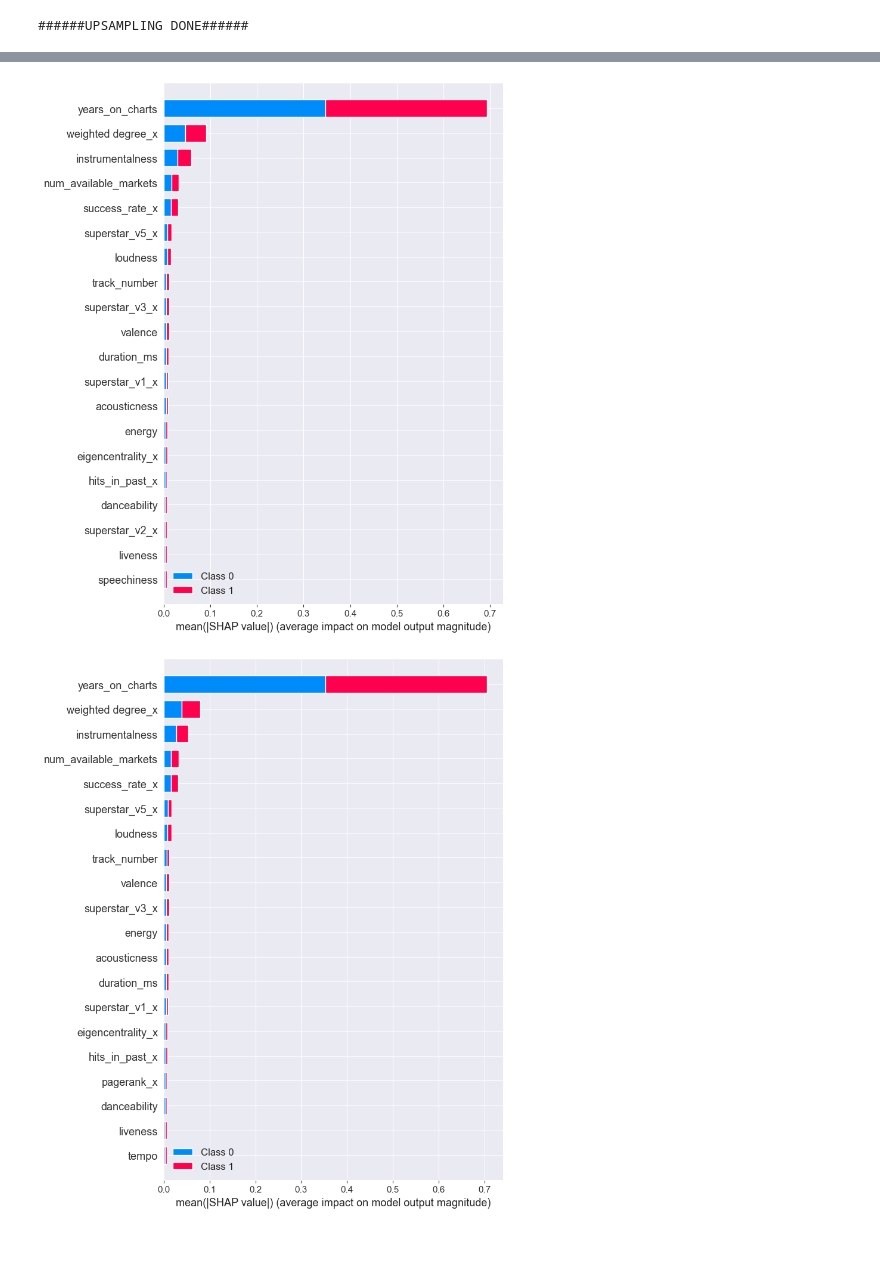
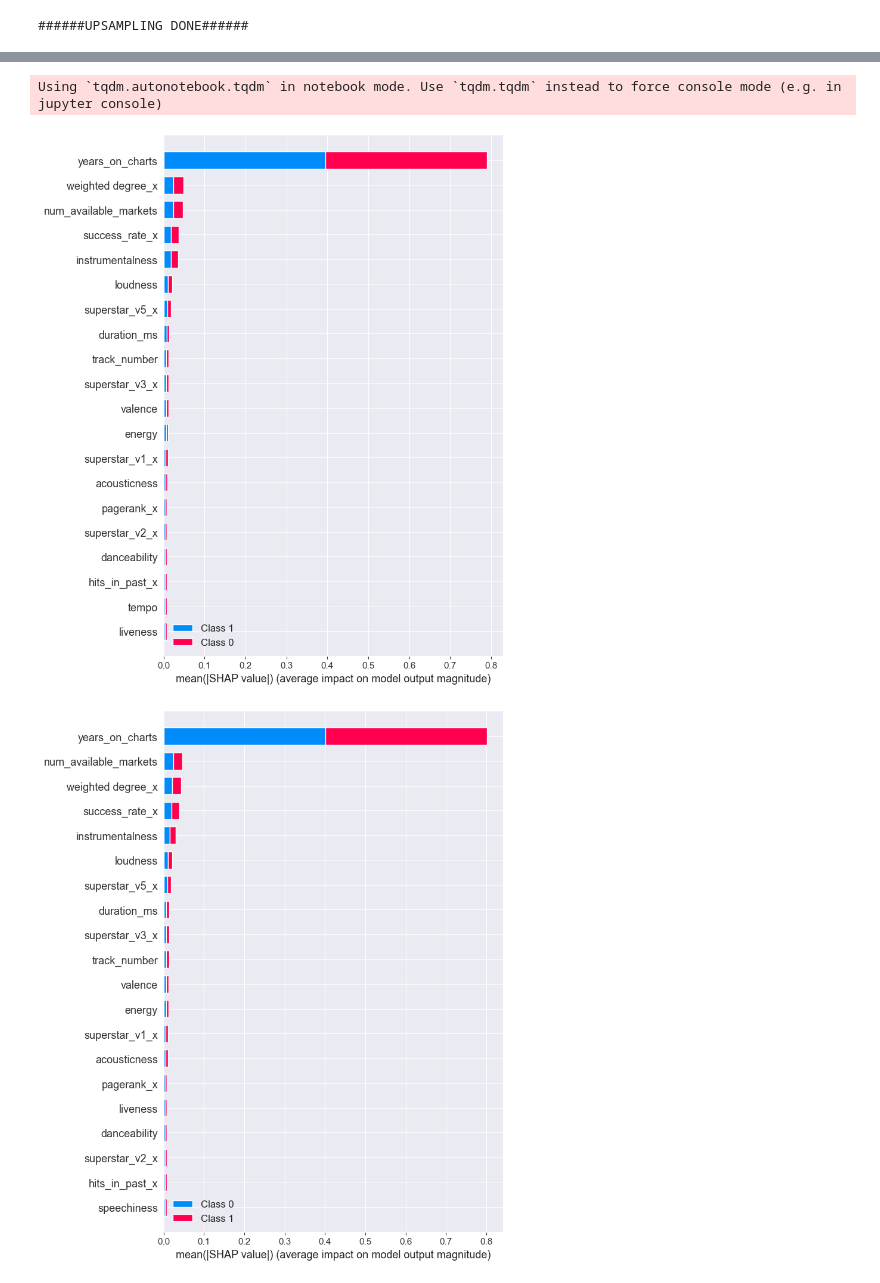
Before and after one commit to l4vd/Ba_first_tries, a Jupyter notebook: models/Original_MLP/RandomForestFeatimportance.ipynb, the cells around one changed output, grey strips where cells are left out. Saved outputs shown, nothing was run; the diff lists cells and outputs as text; code cells hidden in the pictures; blank space fills up the shorter version.

Commit message:
+ feature importance rfon train

```diff
--- a/models/Original_MLP/RandomForestFeatimportance.ipynb
+++ b/models/Original_MLP/RandomForestFeatimportance.ipynb
@@ -201,19 +201,20 @@ plt.show()
 import shap
 # Calculate SHAP values
 explainer = shap.TreeExplainer(clf)
-shap_values = explainer.shap_values(X_test.iloc[:1000])
+shap_values = explainer.shap_values(X_train_df.iloc[:1000])
 
 # Plot the summary plot
-shap.summary_plot(shap_values, X_test, feature_names=X_test.columns)
+shap.summary_plot(shap_values, X_train_df, feature_names=X_train_df.columns)
 # %% [output]
+Using `tqdm.autonotebook.tqdm` in notebook mode. Use `tqdm.tqdm` instead to force console mode (e.g. in jupyter console)
-[figure, old version]
+[figure, new version]
 # %%
 # Calculate SHAP values
 explainer = shap.TreeExplainer(clf)
-shap_values = explainer.shap_values(X_test.iloc[:10000])
+shap_values = explainer.shap_values(X_train_df.iloc[:10000])
 
 # Plot the summary plot
-shap.summary_plot(shap_values, X_test, feature_names=X_test.columns)
+shap.summary_plot(shap_values, X_train_df, feature_names=X_train_df.columns)
 # %% [output]
-[figure, old version]
+[figure, new version]
 # %%
```
Also changed, not shown: parts of 6 cells of this notebook.
